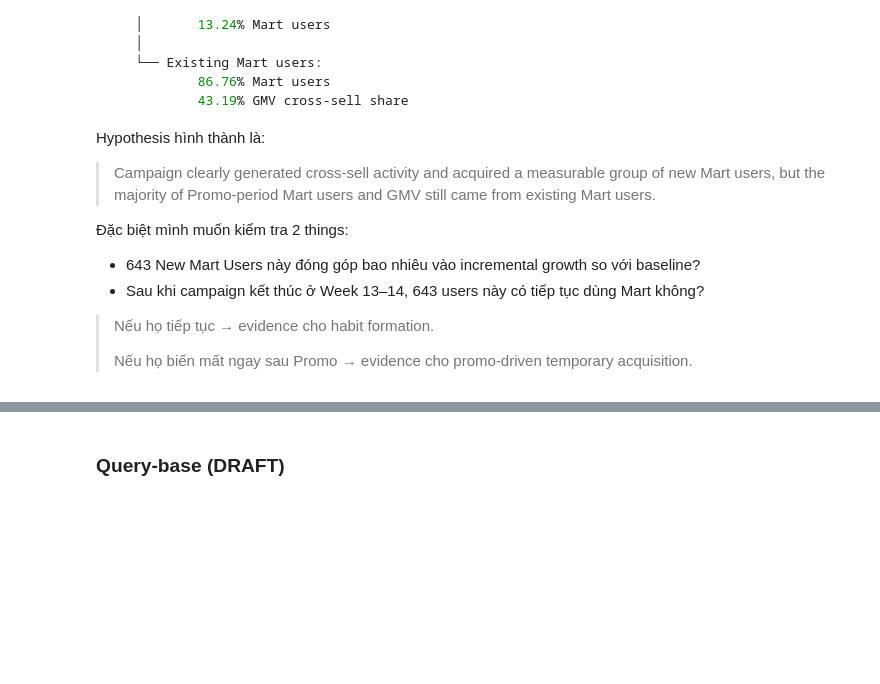
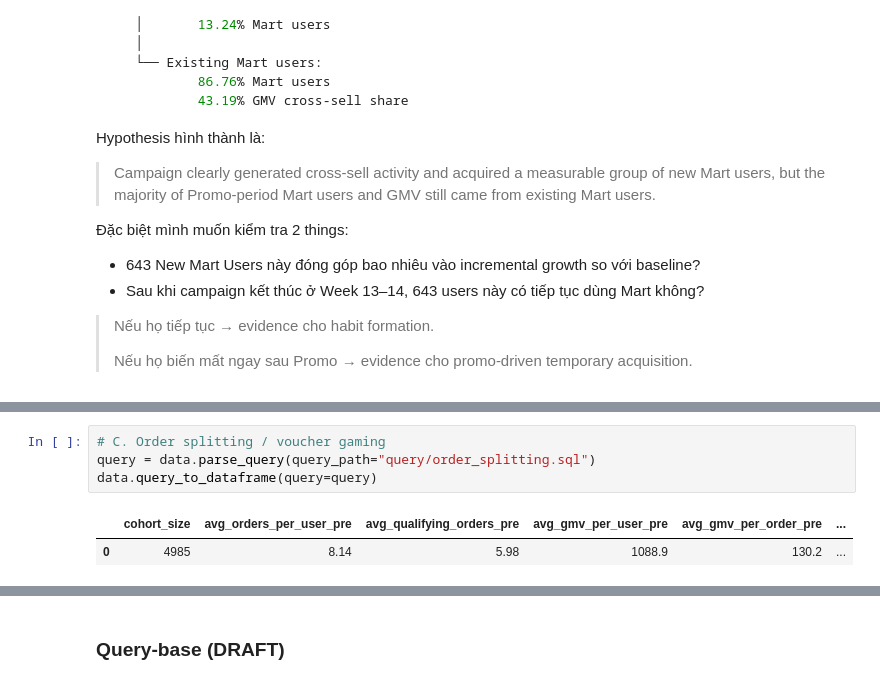
Before and after one commit to Pham-Ngoc-Huy/grab-analytical-entrancetesst, a Jupyter notebook: analytical.ipynb, the cells around one changed output, grey strips where cells are left out. Drawn from its saved outputs; the diff is of its cells as text; blank space fills up the shorter version.

```diff
--- a/analytical.ipynb
+++ b/analytical.ipynb
@@ -275,0 +349,7 @@ Hypothesis hình thành là:
+# %%
+# C. Order splitting / voucher gaming
+query = data.parse_query(query_path="query/order_splitting.sql")
+data.query_to_dataframe(query=query)
+# %% [output]
+|  | cohort_size | avg_orders_per_user_pre | avg_qualifying_orders_pre | avg_gmv_per_user_pre | avg_gmv_per_order_pre | ... |
+| 0 | 4985 | 8.14 | 5.98 | 1088.9 | 130.2 | ... |
```
Also changed, not shown: parts of 10 cells of this notebook, 8 other files.
